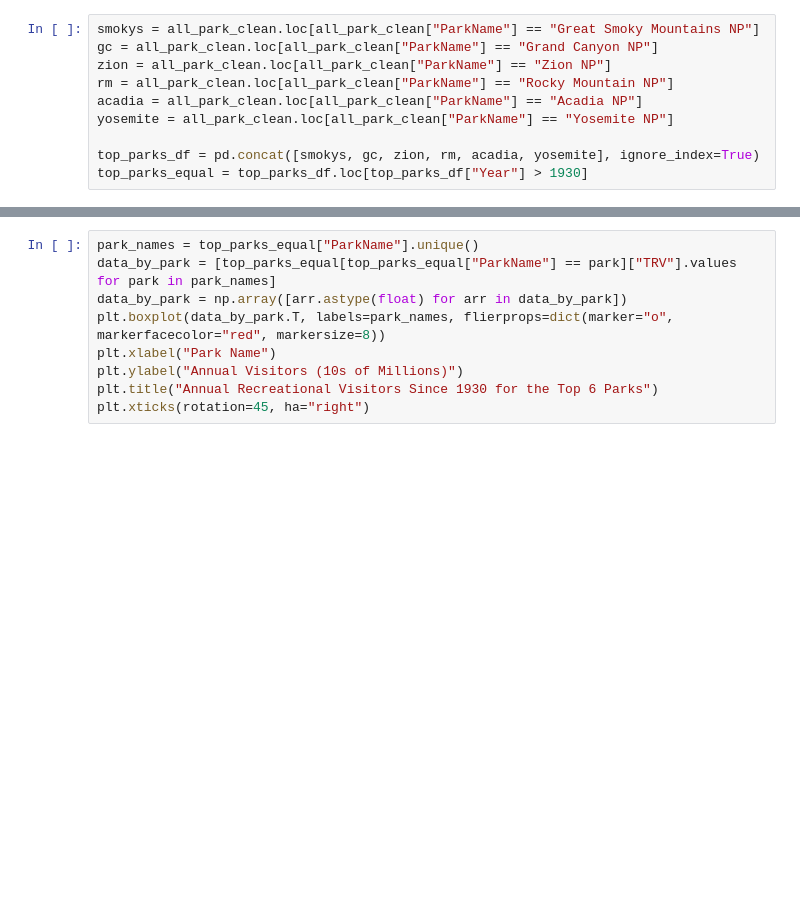
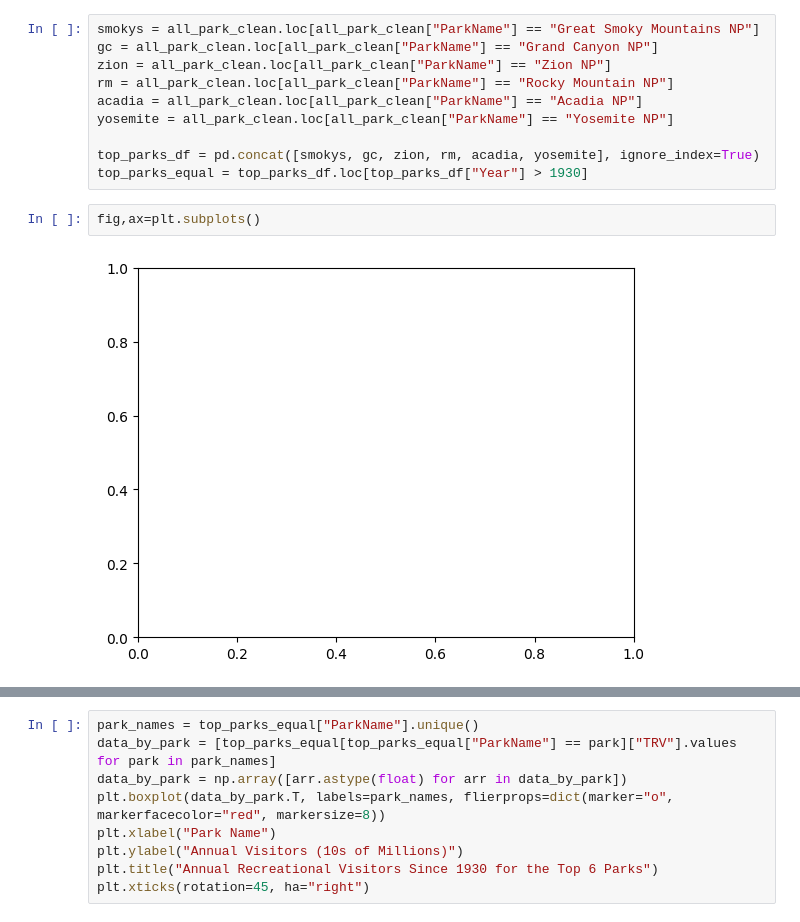
Before and after one commit to andymatsuura/NPS-Analysis, a Jupyter notebook: andy-dataclean_yosemite.ipynb, the cells around one changed output, grey strips where cells are left out. Saved outputs shown, nothing was run; the diff lists cells and outputs as text; blank space fills up the shorter version.

```diff
--- a/andy-dataclean_yosemite.ipynb
+++ b/andy-dataclean_yosemite.ipynb
@@ -349,3 +351,7 @@ yosemite = all_park_clean.loc[all_park_clean["ParkName"] == "Yosemite NP"]
 
 top_parks_df = pd.concat([smokys, gc, zion, rm, acadia, yosemite], ignore_index=True)
 top_parks_equal = top_parks_df.loc[top_parks_df["Year"] > 1930]
+# %%
+fig,ax=plt.subplots()
+# %% [output]
+[figure, added]
```
Also changed, not shown: parts of 5 cells of this notebook.
